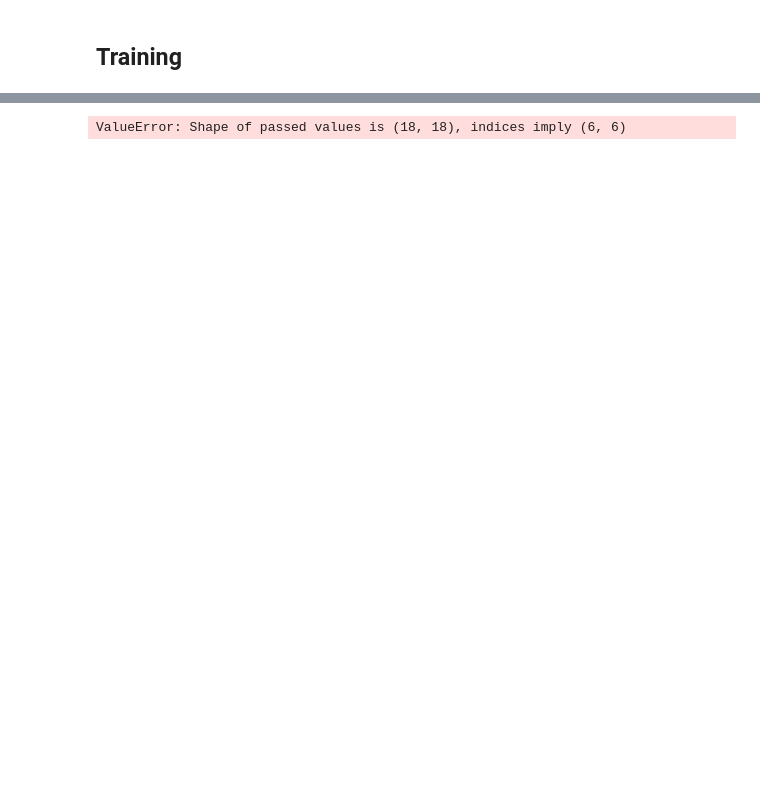
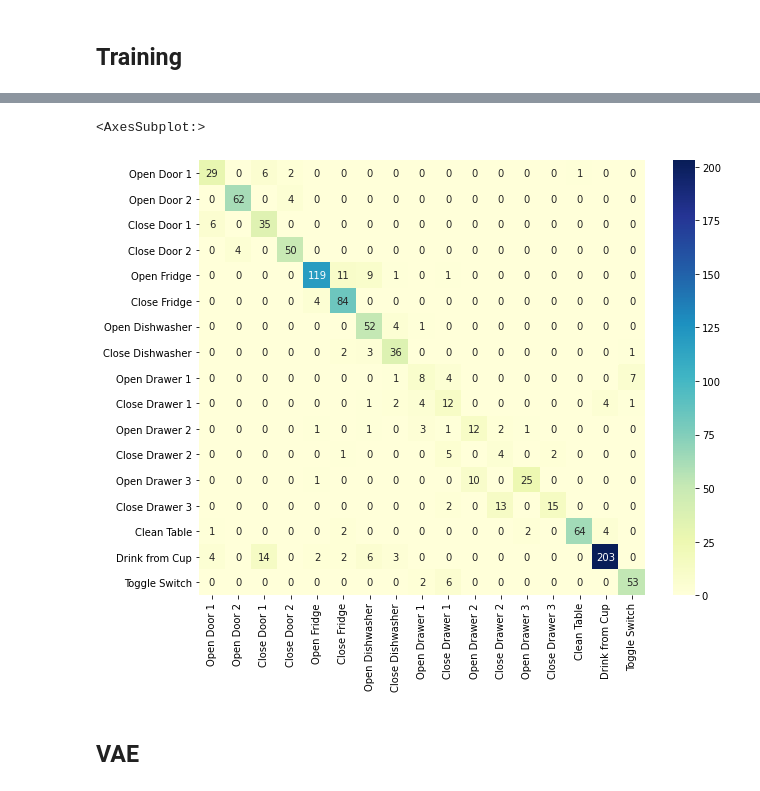
Before and after one commit to saif-mahmud/hierarchical-attention-HAR, a Jupyter notebook: notebooks/opp_vae_end_to_end.ipynb, the cells around one changed output, grey strips where cells are left out. Saved outputs shown, nothing was run; the diff lists cells and outputs as text; code cells hidden in the pictures; blank space fills up the shorter version.

```diff
--- a/notebooks/opp_vae_end_to_end.ipynb
+++ b/notebooks/opp_vae_end_to_end.ipynb
@@ -18 +39,9 @@ from model.hierarchical_self_attention_model import HSA_model_session_guided_win
+# %%
+NOVEL_CLASSES = [0]
+# %%
+holdout_data = df.loc[df[str(MID_LABEL_COL)].isin(NOVEL_CLASSES)]
+novel_data = holdout_data.copy().reset_index(drop=True)
+
+df = df.drop(holdout_data.copy().index)
+df = df.reset_index(drop=True)
 # %%
@@ -130,10 +152,10 @@ Trainable params: 911,460
 Non-trainable params: 0
 __________________________________________________________________________________________________
 # %%
-checkpoint_filepath = "opp_checkpoints/cp-{epoch:04d}.ckpt"
+checkpoint_filepath = "opp_vae_checkpoints/cp-{epoch:04d}.ckpt"
 
 model_checkpoint_callback = tf.keras.callbacks.ModelCheckpoint(filepath=checkpoint_filepath,
                                                                save_weights_only=True)
 # %%
-model.fit(X_train, [y_train_mid, y_train], batch_size=len(device_list) * 64, epochs=30, validation_split=0.1, use_multiprocessing=True, callbacks=[model_checkpoint_callback])
+model.fit(X_train, [y_train_mid, y_train], batch_size=len(device_list) * 128, epochs=60, validation_split=0.1, use_multiprocessing=True, callbacks=[model_checkpoint_callback])
 # %% [output]
@@ -167,8 +212,8 @@ activity_map = json.load(open(os.path.join('..','data', 'activity_maps', 'opp_ac
 # %%
 confm = confusion_matrix(np.argmax(y_test, axis=1), np.argmax(pred_sess, axis=1))
-activity_list = list(activity_map.values())
-df_cm = pd.DataFrame(confm, index=activity_list, columns=activity_list)
+df_cm = pd.DataFrame(confm, index=activity_list[1:], columns=activity_list[1:])
 plt.figure(figsize = (10,8))
 sns.heatmap(df_cm, annot=True, fmt='d', cmap="YlGnBu")
 # %% [output]
-ValueError: Shape of passed values is (18, 18), indices imply (6, 6)
+<AxesSubplot:>
+[figure, added]
@@ -176,0 +220,2 @@ print(classification_report(np.argmax(y_test_mid.reshape(-1, 18), axis=1), np.ar
+# %% [markdown]
+## VAE
```
Also changed, not shown: parts of 39 cells of this notebook, 16 other files.
